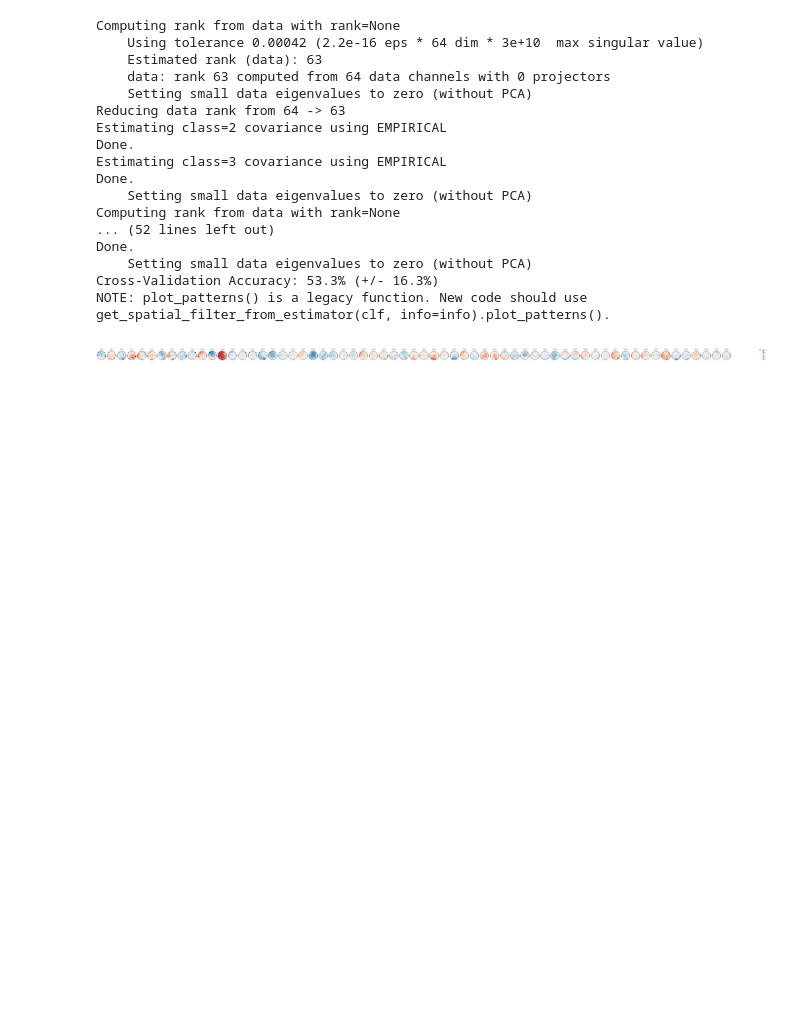
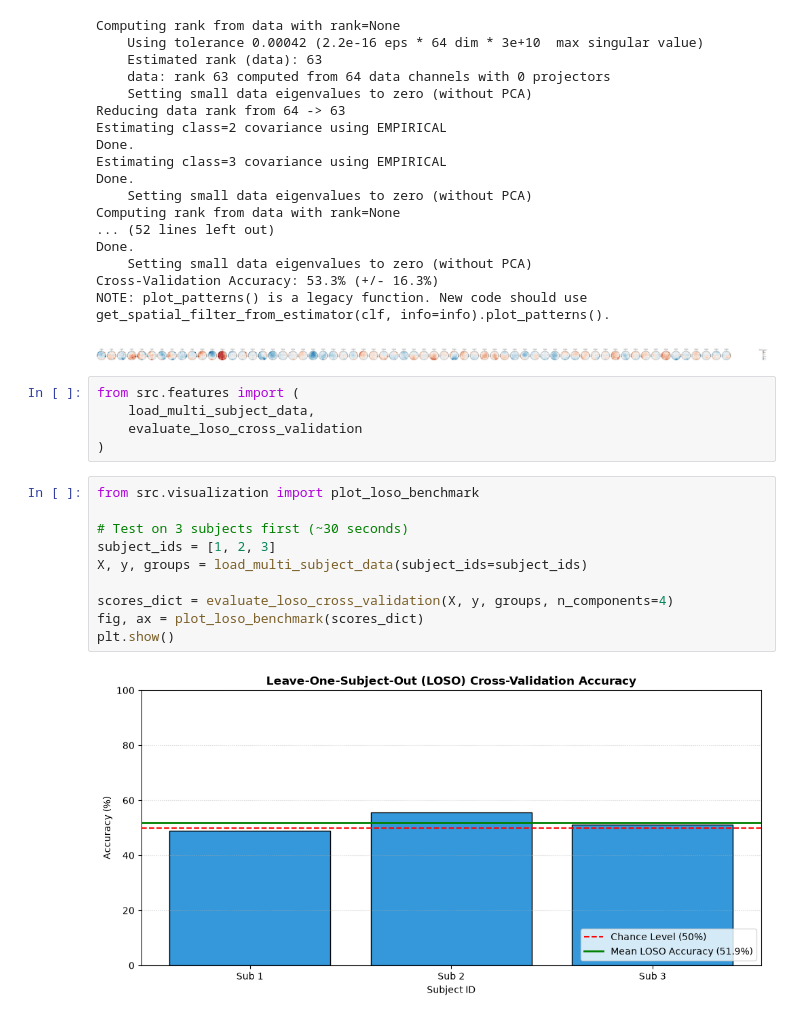
Before and after one commit to schaumenstattstressen/eeg-lfp-signal-pipeline, a Jupyter notebook: pipeline_demo.ipynb, the cells around one changed output. Saved outputs shown, nothing was run; the diff lists cells and outputs as text; blank space fills up the shorter version.

Commit message:
feat: implement LOSO cross-validation with optimized multi-subject data loading

```diff
--- a/pipeline_demo.ipynb
+++ b/pipeline_demo.ipynb
@@ -290,3 +290,20 @@ Done.
 Cross-Validation Accuracy: 53.3% (+/- 16.3%)
 NOTE: plot_patterns() is a legacy function. New code should use get_spatial_filter_from_estimator(clf, info=info).plot_patterns().
 [figure]
+# %%
+from src.features import (
+    load_multi_subject_data,
+    evaluate_loso_cross_validation
+)
+# %%
+from src.visualization import plot_loso_benchmark
+
+# Test on 3 subjects first (~30 seconds)
+subject_ids = [1, 2, 3]
+X, y, groups = load_multi_subject_data(subject_ids=subject_ids)
+
+scores_dict = evaluate_loso_cross_validation(X, y, groups, n_components=4)
+fig, ax = plot_loso_benchmark(scores_dict)
+plt.show()
+# %% [output]
+[figure, added]
```
Also changed, not shown: parts of 2 cells of this notebook, 2 other files.
